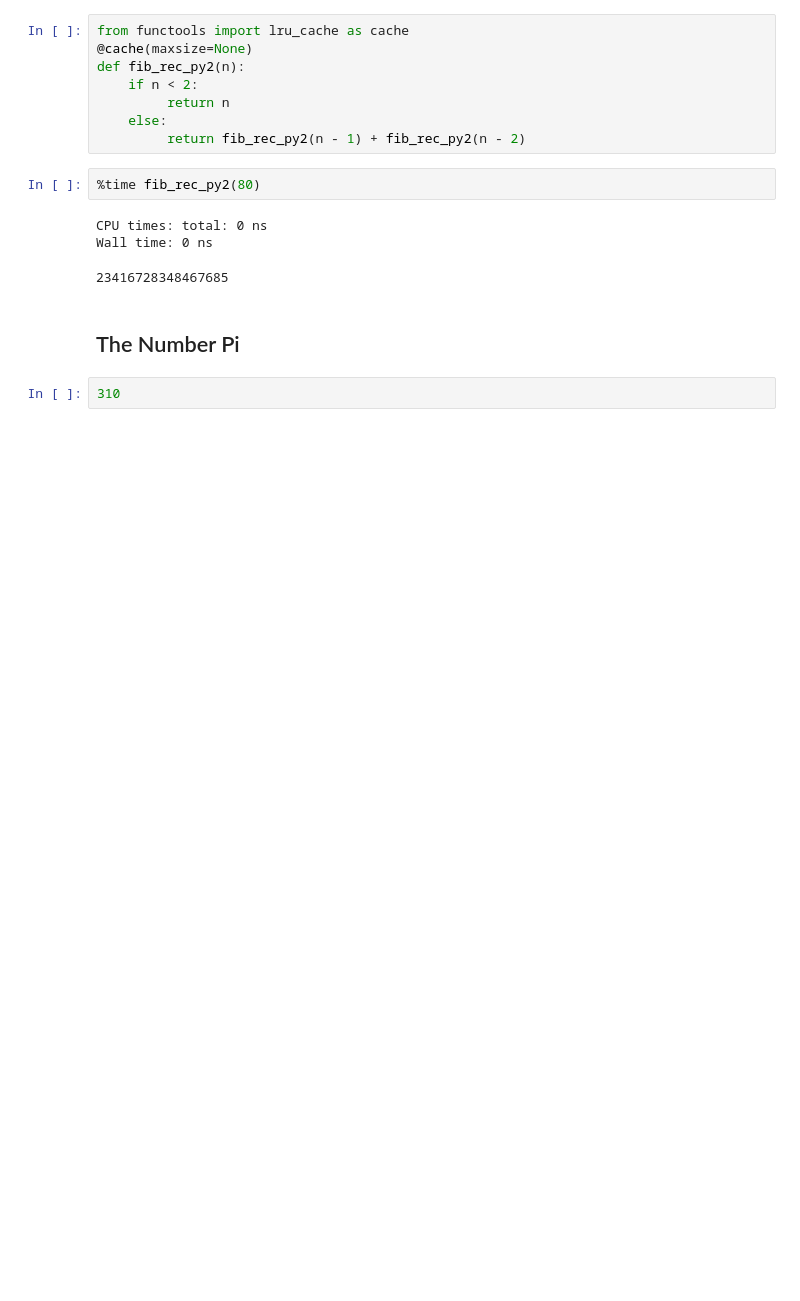
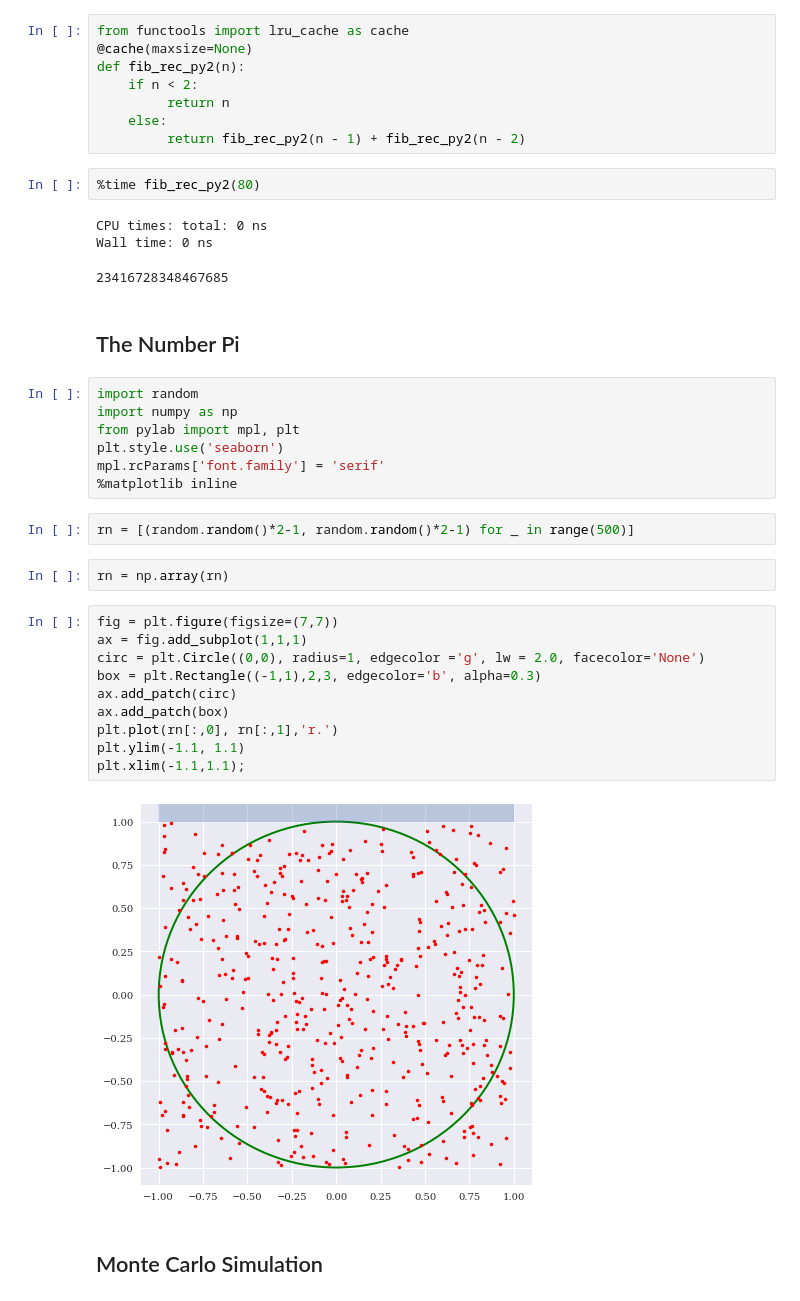
Before and after one commit to omsouravsharma/Python_for_algorithmic_trading-, a Jupyter notebook: Ch10.ipynb, the cells around one changed output. Cells and saved outputs as stored; diff of their text form; blank space fills up the shorter version.

```diff
--- a/Ch10.ipynb
+++ b/Ch10.ipynb
@@ -128,4 +128,27 @@ Wall time: 0 ns
 # %% [markdown]
 ## The Number Pi
 # %%
-310
+import random
+import numpy as np
+from pylab import mpl, plt
+plt.style.use('seaborn')
+mpl.rcParams['font.family'] = 'serif'
+%matplotlib inline
+# %%
+rn = [(random.random()*2-1, random.random()*2-1) for _ in range(500)]
+# %%
+rn = np.array(rn)
+# %%
+fig = plt.figure(figsize=(7,7))
+ax = fig.add_subplot(1,1,1)
+circ = plt.Circle((0,0), radius=1, edgecolor ='g', lw = 2.0, facecolor='None')
+box = plt.Rectangle((-1,1),2,3, edgecolor='b', alpha=0.3)
+ax.add_patch(circ)
+ax.add_patch(box)
+plt.plot(rn[:,0], rn[:,1],'r.')
+plt.ylim(-1.1, 1.1)
+plt.xlim(-1.1,1.1);
+# %% [output]
+[figure, added]
+# %% [markdown]
+## Monte Carlo Simulation
```
Also changed, not shown: parts of 17 cells of this notebook, 1 other file.
